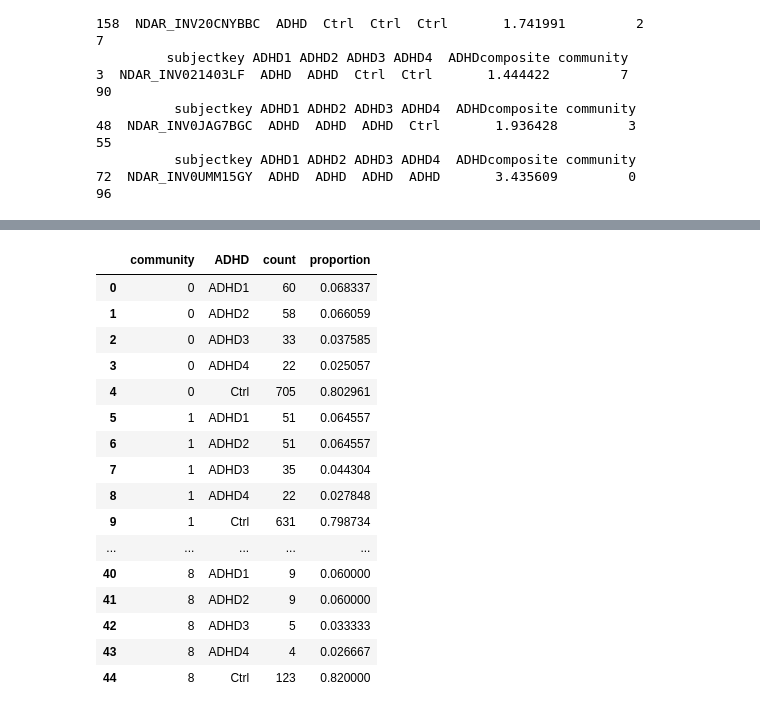
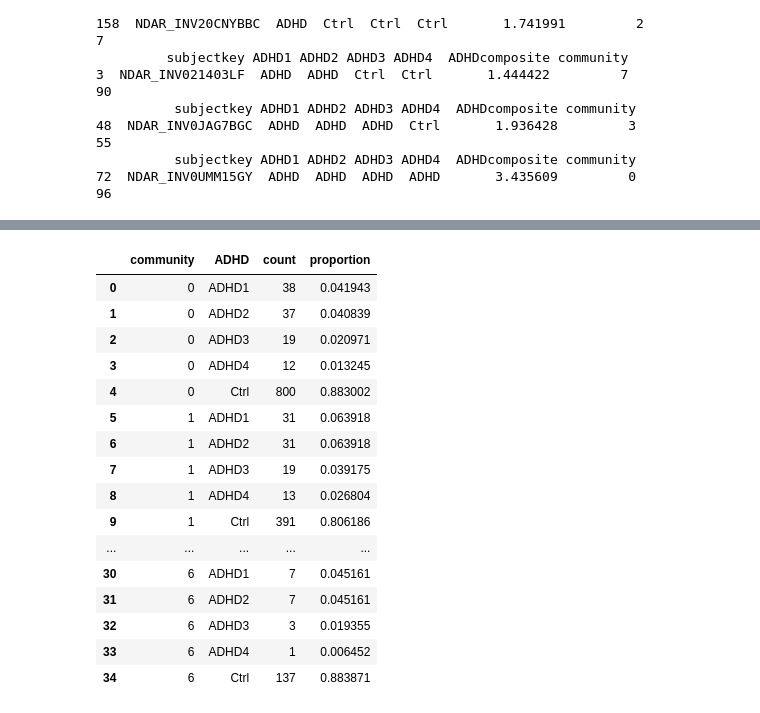
Before and after one commit to lundq163/FRF_results_viz, a Jupyter notebook: refactor/ADHD_horiz_label_fig.ipynb, the cells around one changed output, grey strips where cells are left out. Cells and saved outputs as stored; diff of their text form; code cells hidden in the pictures.

```diff
--- a/refactor/ADHD_horiz_label_fig.ipynb
+++ b/refactor/ADHD_horiz_label_fig.ipynb
@@ -34,7 +35,7 @@ filtered_data_arms1
 #cast community as a category
 
 filtered_data_arms1['community'] = filtered_data_arms1['community'].astype('category')
-#filtered_data_arms2['community'] = filtered_data_arms2['community'].astype('category')
+filtered_data_arms2['community'] = filtered_data_arms2['community'].astype('category')
 # %%
 #function to determine the grouping of all possible adhd label combinations/conditions
 
@@ -138,16 +158,16 @@ summary_data_arms1_ADHD2 = summarize_by_label(filtered_data_arms1, 'ADHD2')
 summary_data_arms1_ADHD3 = summarize_by_label(filtered_data_arms1, 'ADHD3')
 summary_data_arms1_ADHD4 = summarize_by_label(filtered_data_arms1, 'ADHD4')
 # %%
-#summary_data_arms2_ctrl_adhd4 = summarize_by_label_ctrl(filtered_data_arms2, 'ADHD1')
-#summary_data_arms2_ADHD1 = summarize_by_label(filtered_data_arms2, 'ADHD1')
-#summary_data_arms2_ADHD2 = summarize_by_label(filtered_data_arms2, 'ADHD2')
-#summary_data_arms2_ADHD3 = summarize_by_label(filtered_data_arms2, 'ADHD3')
-#summary_data_arms2_ADHD4 = summarize_by_label(filtered_data_arms2, 'ADHD4')
+summary_data_arms2_ctrl_adhd1 = summarize_by_label_ctrl(filtered_data_arms2, 'ADHD1')
+summary_data_arms2_ADHD1 = summarize_by_label(filtered_data_arms2, 'ADHD1')
+summary_data_arms2_ADHD2 = summarize_by_label(filtered_data_arms2, 'ADHD2')
+summary_data_arms2_ADHD3 = summarize_by_label(filtered_data_arms2, 'ADHD3')
+summary_data_arms2_ADHD4 = summarize_by_label(filtered_data_arms2, 'ADHD4')
 # %%
 #combine the summaries together
 
 summary_data_arms1_combined = pd.concat([summary_data_arms1_ctrl_adhd1, summary_data_arms1_ADHD1, summary_data_arms1_ADHD2, summary_data_arms1_ADHD3, summary_data_arms1_ADHD4])
-#summary_data_arms2_combined = pd.concat([summary_data_arms2_ctrl_adhd4, summary_data_arms2_ADHD1, summary_data_arms2_ADHD2, summary_data_arms2_ADHD3, summary_data_arms2_ADHD4])
-summary_data_arms1_combined
+summary_data_arms2_combined = pd.concat([summary_data_arms2_ctrl_adhd1, summary_data_arms2_ADHD1, summary_data_arms2_ADHD2, summary_data_arms2_ADHD3, summary_data_arms2_ADHD4])
+summary_data_arms2_combined
 # %% [output]
 |  | community | ADHD1 | count | ADHD | ADHD2 | ADHD3 | ADHD4 |
@@ -174,7 +194,7 @@ def aggregate_summary_data(summary_data):
     return summary_data.groupby(['community', 'ADHD'],observed=False).agg(count=('count', 'sum')).reset_index()
 # %%
 agg_data_arms1_test = aggregate_summary_data(summary_data_arms1_combined)
-#agg_data_arms2_test = aggregate_summary_data(summary_data_arms2_combined)
-agg_data_arms1_test
+agg_data_arms2_test = aggregate_summary_data(summary_data_arms2_combined)
+agg_data_arms2_test
 # %% [output]
 |  | community | ADHD | count |
@@ -197,26 +217,26 @@ agg_data_arms1_test
 # %%
 #calculate the relevant proportions and add it as a new column
 
-agg_data_arms1_test['proportion'] = agg_data_arms1_test.groupby('community', observed=False)['count'].transform(lambda x: x / x.sum())
-agg_data_arms1_test
+agg_data_arms2_test['proportion'] = agg_data_arms2_test.groupby('community', observed=False)['count'].transform(lambda x: x / x.sum())
+agg_data_arms2_test
 # %% [output]
 |  | community | ADHD | count | proportion |
-| 0 | 0 | ADHD1 | 60 | 0.068337 |
-| 1 | 0 | ADHD2 | 58 | 0.066059 |
-| 2 | 0 | ADHD3 | 33 | 0.037585 |
-| 3 | 0 | ADHD4 | 22 | 0.025057 |
-| 4 | 0 | Ctrl | 705 | 0.802961 |
-| 5 | 1 | ADHD1 | 51 | 0.064557 |
-| 6 | 1 | ADHD2 | 51 | 0.064557 |
-| 7 | 1 | ADHD3 | 35 | 0.044304 |
-| 8 | 1 | ADHD4 | 22 | 0.027848 |
-| 9 | 1 | Ctrl | 631 | 0.798734 |
+| 0 | 0 | ADHD1 | 38 | 0.041943 |
+| 1 | 0 | ADHD2 | 37 | 0.040839 |
+| 2 | 0 | ADHD3 | 19 | 0.020971 |
+| 3 | 0 | ADHD4 | 12 | 0.013245 |
+| 4 | 0 | Ctrl | 800 | 0.883002 |
+| 5 | 1 | ADHD1 | 31 | 0.063918 |
+| 6 | 1 | ADHD2 | 31 | 0.063918 |
+| 7 | 1 | ADHD3 | 19 | 0.039175 |
+| 8 | 1 | ADHD4 | 13 | 0.026804 |
+| 9 | 1 | Ctrl | 391 | 0.806186 |
 | ... | ... | ... | ... | ... |
-| 40 | 8 | ADHD1 | 9 | 0.060000 |
-| 41 | 8 | ADHD2 | 9 | 0.060000 |
-| 42 | 8 | ADHD3 | 5 | 0.033333 |
-| 43 | 8 | ADHD4 | 4 | 0.026667 |
-| 44 | 8 | Ctrl | 123 | 0.820000 |
+| 30 | 6 | ADHD1 | 7 | 0.045161 |
+| 31 | 6 | ADHD2 | 7 | 0.045161 |
+| 32 | 6 | ADHD3 | 3 | 0.019355 |
+| 33 | 6 | ADHD4 | 1 | 0.006452 |
+| 34 | 6 | Ctrl | 137 | 0.883871 |
 # %%
 #pivot the data to prepare it for visualization
 
```
Also changed, not shown: parts of 7 cells of this notebook, 2 other files.
